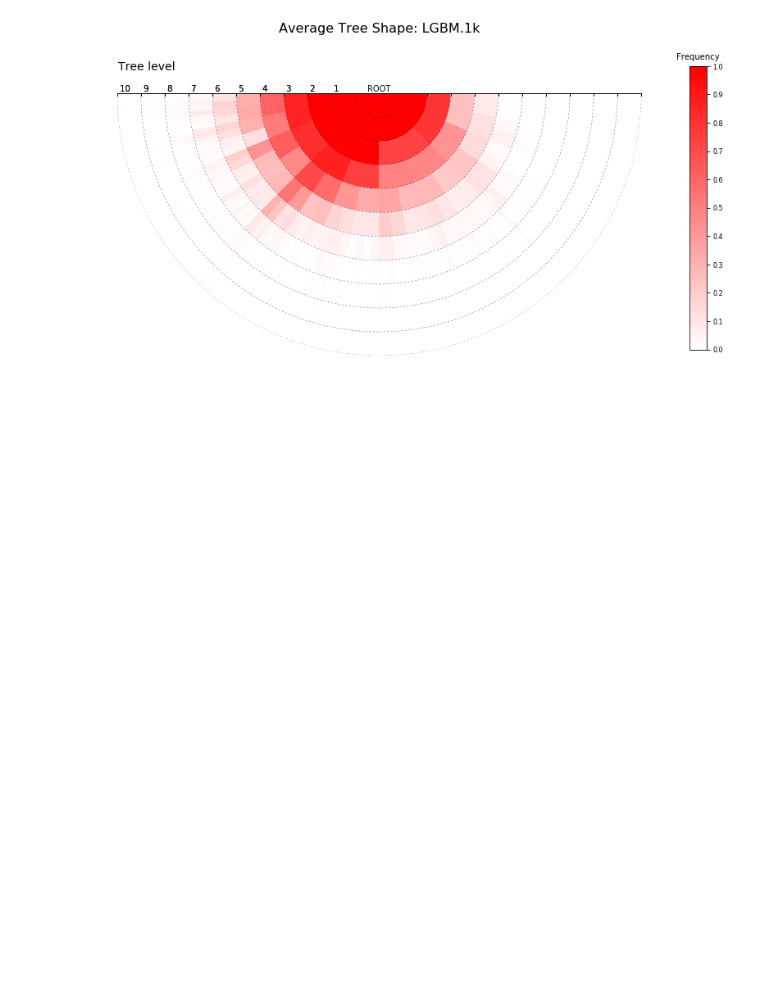
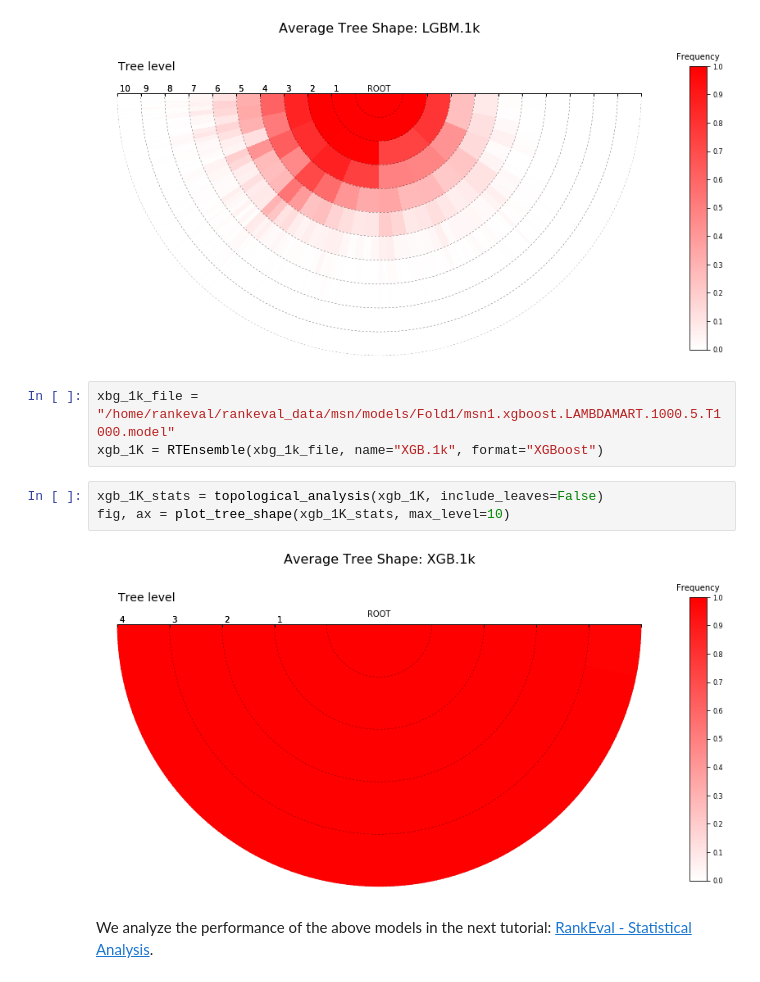
Before and after one commit to hpclab/rankeval, a Jupyter notebook: notebooks/RankEval - Topological Analysis.ipynb, the cells around one changed output. Cells and saved outputs as stored; diff of their text form; blank space fills up the shorter version.

```diff
--- a/notebooks/RankEval - Topological Analysis.ipynb
+++ b/notebooks/RankEval - Topological Analysis.ipynb
@@ -111,3 +111,13 @@ lgbm_1K_stats = topological_analysis(lgbm_1K, include_leaves=False)
 fig, ax = plot_tree_shape(lgbm_1K_stats, max_level=10)
 # %% [output]
 [figure]
+# %%
+xbg_1k_file = "/home/rankeval/rankeval_data/msn/models/Fold1/msn1.xgboost.LAMBDAMART.1000.5.T1000.model"
+xgb_1K = RTEnsemble(xbg_1k_file, name="XGB.1k", format="XGBoost")
+# %%
+xgb_1K_stats = topological_analysis(xgb_1K, include_leaves=False)
+fig, ax = plot_tree_shape(xgb_1K_stats, max_level=10)
+# %% [output]
+[figure, added]
+# %% [markdown]
+We analyze the performance of the above models in the next tutorial: [RankEval - Statistical Analysis](RankEval%20-%20Statistical%20Analysis.ipynb).
```
Also changed, not shown: 1 other file.
